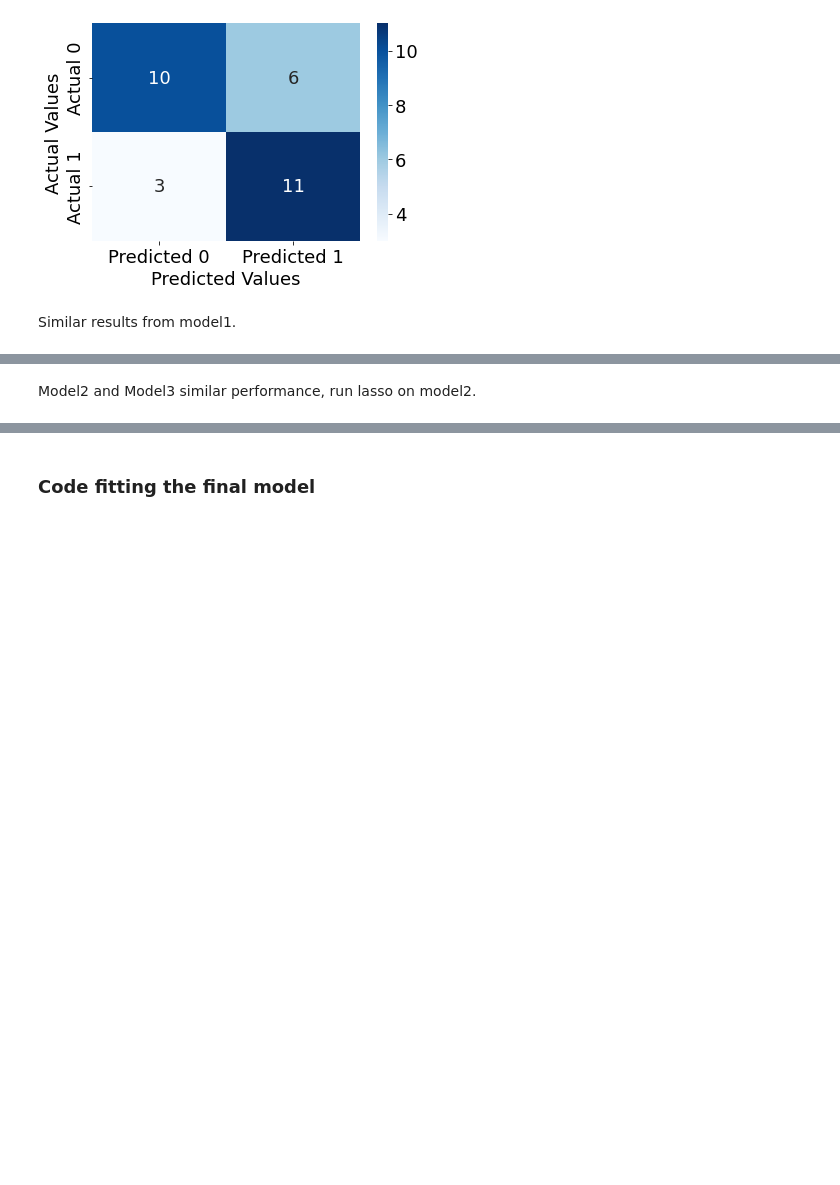
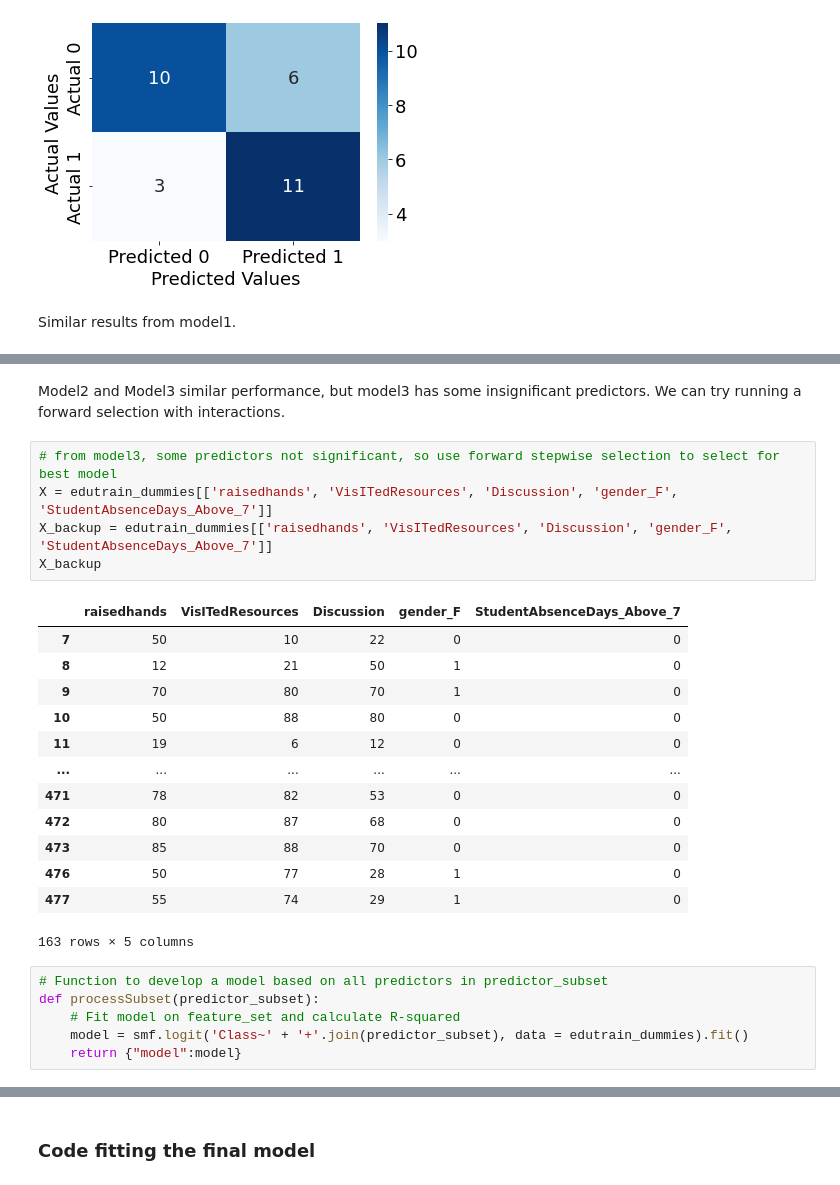
Before and after one commit to wchen952/STAT-303-2-Project, a Jupyter notebook: 303_2_Project_Code.ipynb, the cells around one changed output, grey strips where cells are left out. Saved outputs shown, nothing was run; the diff lists cells and outputs as text; blank space fills up the shorter version.

```diff
--- a/303_2_Project_Code.ipynb
+++ b/303_2_Project_Code.ipynb
@@ -518,4 +518,29 @@ FPR = 31.2%
 ROC-AUC = 81.2%
 [figure]
 # %% [markdown]
-Model2 and Model3 similar performance, run lasso on model2.
+Model2 and Model3 similar performance, but model3 has some insignificant predictors. We can try running a forward selection with interactions.
+# %%
+# from model3, some predictors not significant, so use forward stepwise selection to select for best model
+X = edutrain_dummies[['raisedhands', 'VisITedResources', 'Discussion', 'gender_F', 'StudentAbsenceDays_Above_7']]
+X_backup = edutrain_dummies[['raisedhands', 'VisITedResources', 'Discussion', 'gender_F', 'StudentAbsenceDays_Above_7']]
+X_backup
+# %% [output]
+|  | raisedhands | VisITedResources | Discussion | gender_F | StudentAbsenceDays_Above_7 |
+| 7 | 50 | 10 | 22 | 0 | 0 |
+| 8 | 12 | 21 | 50 | 1 | 0 |
+| 9 | 70 | 80 | 70 | 1 | 0 |
+| 10 | 50 | 88 | 80 | 0 | 0 |
+| 11 | 19 | 6 | 12 | 0 | 0 |
+| ... | ... | ... | ... | ... | ... |
+| 471 | 78 | 82 | 53 | 0 | 0 |
+| 472 | 80 | 87 | 68 | 0 | 0 |
+| 473 | 85 | 88 | 70 | 0 | 0 |
+| 476 | 50 | 77 | 28 | 1 | 0 |
+| 477 | 55 | 74 | 29 | 1 | 0 |
+163 rows × 5 columns
+# %%
+# Function to develop a model based on all predictors in predictor_subset
+def processSubset(predictor_subset):
+    # Fit model on feature_set and calculate R-squared
+    model = smf.logit('Class~' + '+'.join(predictor_subset), data = edutrain_dummies).fit()
+    return {"model":model}
```
Also changed, not shown: parts of 14 cells of this notebook.
